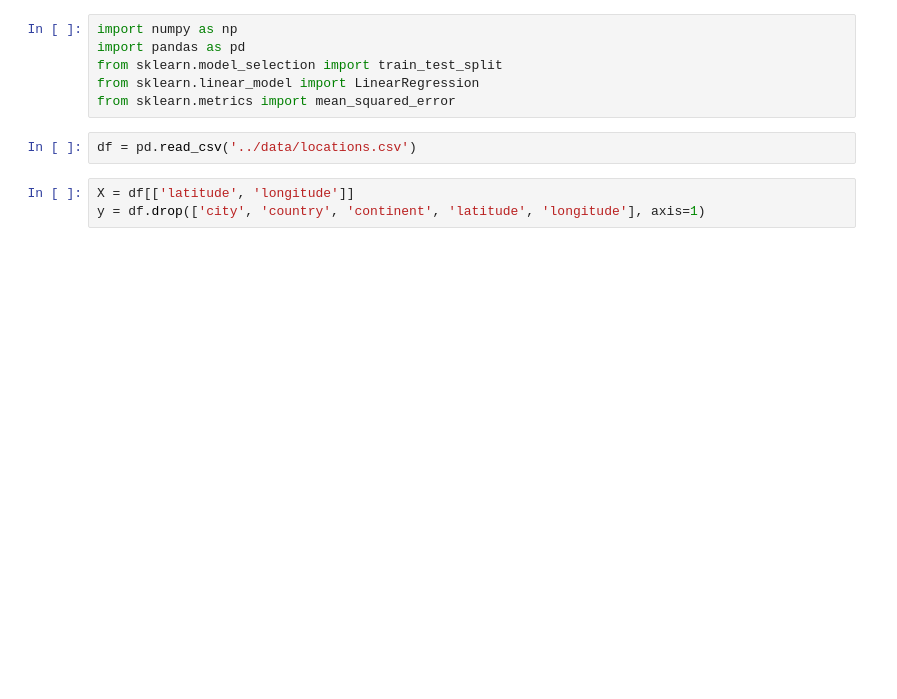
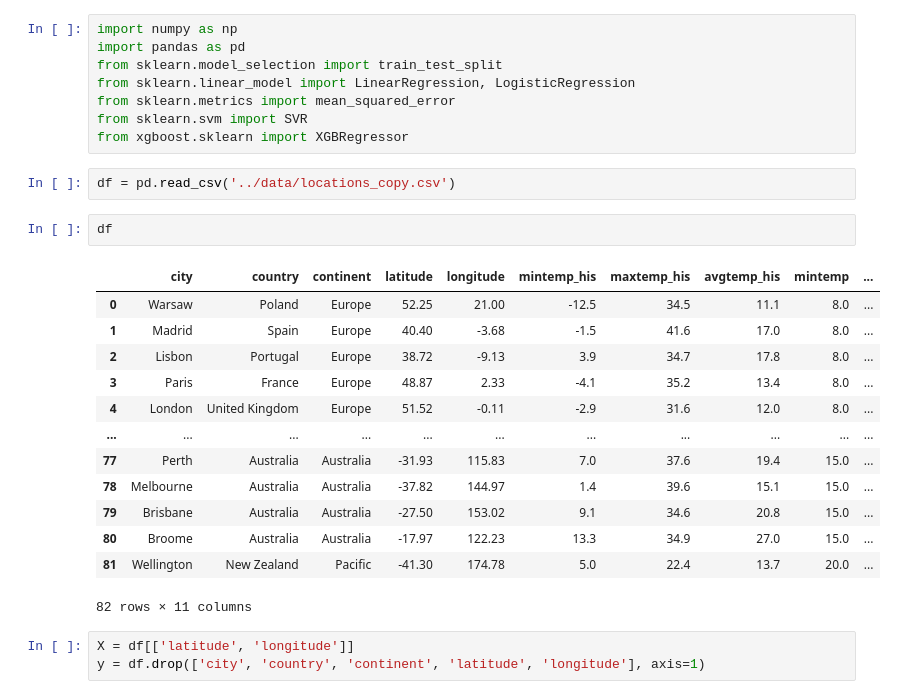
Before and after one commit to tymsoncyferki/alwaysgoodweather, a Jupyter notebook: app/model_training.ipynb, the cells around one changed output. Cells and saved outputs as stored; diff of their text form; blank space fills up the shorter version.

```diff
--- a/app/model_training.ipynb
+++ b/app/model_training.ipynb
@@ -2,10 +2,28 @@
 import numpy as np
 import pandas as pd
 from sklearn.model_selection import train_test_split
-from sklearn.linear_model import LinearRegression
+from sklearn.linear_model import LinearRegression, LogisticRegression
 from sklearn.metrics import mean_squared_error
+from sklearn.svm import SVR
+from xgboost.sklearn import XGBRegressor
 # %%
-df = pd.read_csv('../data/locations.csv')
+df = pd.read_csv('../data/locations_copy.csv')
+# %%
+df
+# %% [output]
+|  | city | country | continent | latitude | longitude | mintemp_his | maxtemp_his | avgtemp_his | mintemp | ... |
+| 0 | Warsaw | Poland | Europe | 52.25 | 21.00 | -12.5 | 34.5 | 11.1 | 8.0 | ... |
+| 1 | Madrid | Spain | Europe | 40.40 | -3.68 | -1.5 | 41.6 | 17.0 | 8.0 | ... |
+| 2 | Lisbon | Portugal | Europe | 38.72 | -9.13 | 3.9 | 34.7 | 17.8 | 8.0 | ... |
+| 3 | Paris | France | Europe | 48.87 | 2.33 | -4.1 | 35.2 | 13.4 | 8.0 | ... |
+| 4 | London | United Kingdom | Europe | 51.52 | -0.11 | -2.9 | 31.6 | 12.0 | 8.0 | ... |
+| ... | ... | ... | ... | ... | ... | ... | ... | ... | ... | ... |
+| 77 | Perth | Australia | Australia | -31.93 | 115.83 | 7.0 | 37.6 | 19.4 | 15.0 | ... |
+| 78 | Melbourne | Australia | Australia | -37.82 | 144.97 | 1.4 | 39.6 | 15.1 | 15.0 | ... |
+| 79 | Brisbane | Australia | Australia | -27.50 | 153.02 | 9.1 | 34.6 | 20.8 | 15.0 | ... |
+| 80 | Broome | Australia | Australia | -17.97 | 122.23 | 13.3 | 34.9 | 27.0 | 15.0 | ... |
+| 81 | Wellington | New Zealand | Pacific | -41.30 | 174.78 | 5.0 | 22.4 | 13.7 | 20.0 | ... |
+82 rows × 11 columns
 # %%
 X = df[['latitude', 'longitude']]
 y = df.drop(['city', 'country', 'continent', 'latitude', 'longitude'], axis=1)
```
Also changed, not shown: parts of 6 cells of this notebook, 2 other files.
